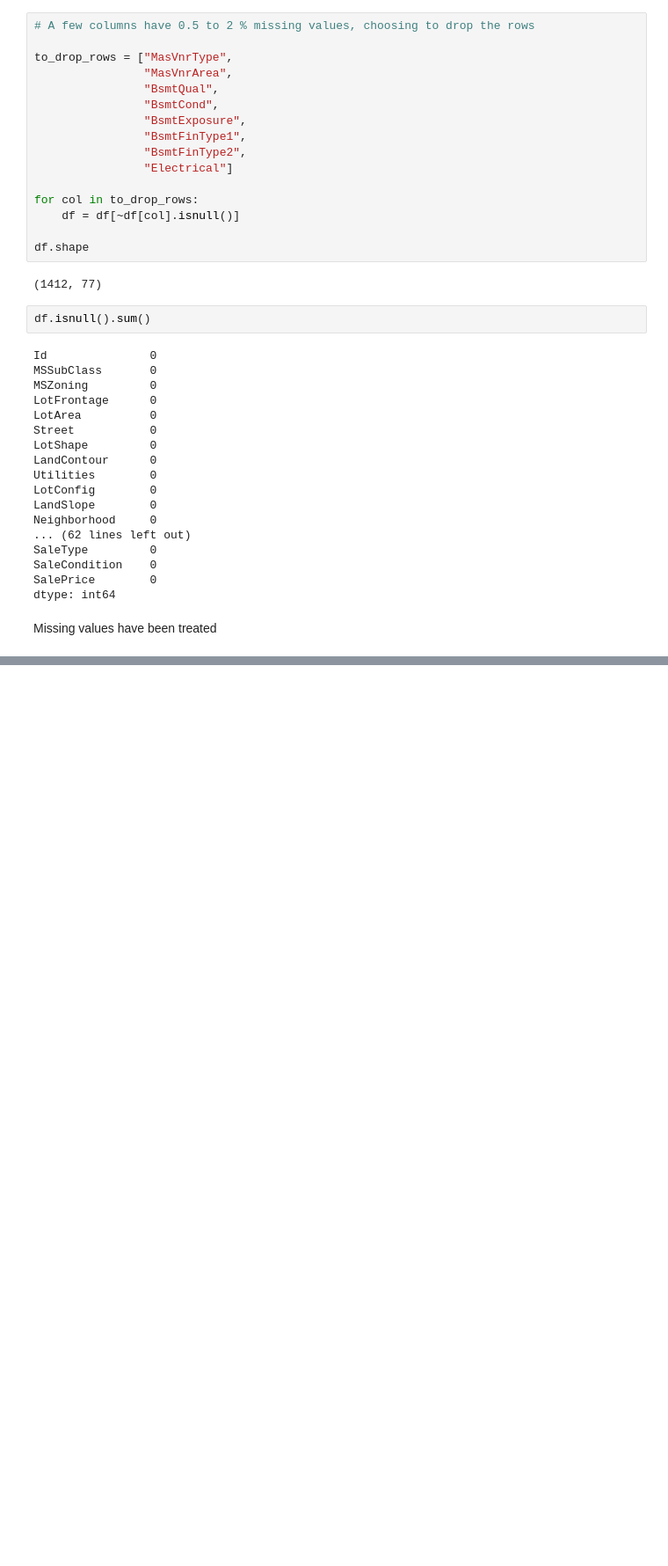
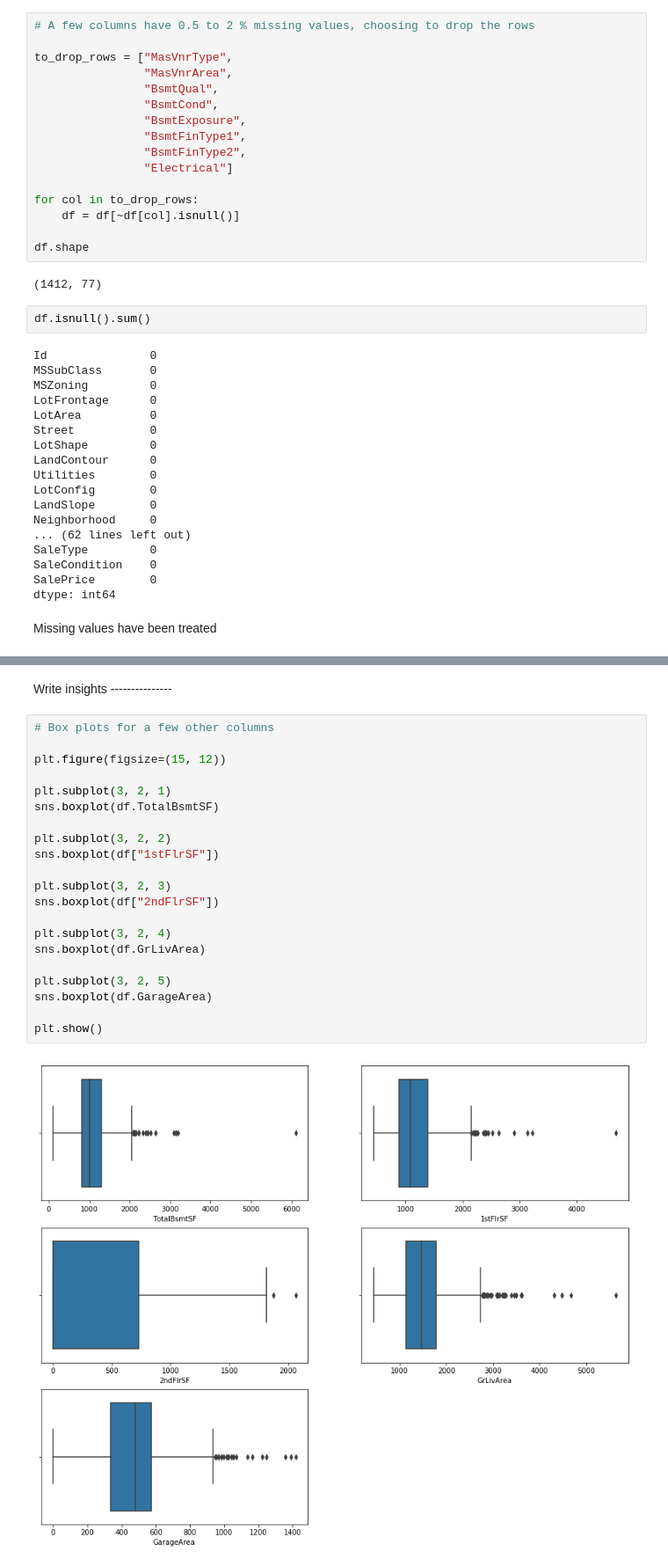
Before and after one commit to sasanka-sai/Surprise-Housing-Advanced-Regression, a Jupyter notebook: Surprise Housing - Price prediction.ipynb, the cells around one changed output, grey strips where cells are left out. Shown at 88% size. Drawn from its saved outputs; the diff is of its cells as text; blank space fills up the shorter version.

```diff
--- a/Surprise Housing - Price prediction.ipynb
+++ b/Surprise Housing - Price prediction.ipynb
@@ -265,0 +491,25 @@ Missing values have been treated
+# %% [markdown]
+Write insights ---------------
+# %%
+# Box plots for a few other columns
+
+plt.figure(figsize=(15, 12))
+
+plt.subplot(3, 2, 1)
+sns.boxplot(df.TotalBsmtSF)
+
+plt.subplot(3, 2, 2)
+sns.boxplot(df["1stFlrSF"])
+
+plt.subplot(3, 2, 3)
+sns.boxplot(df["2ndFlrSF"])
+
+plt.subplot(3, 2, 4)
+sns.boxplot(df.GrLivArea)
+
+plt.subplot(3, 2, 5)
+sns.boxplot(df.GarageArea)
+
+plt.show()
+# %% [output]
+[figure, added]
```
Also changed, not shown: parts of 24 cells of this notebook.
